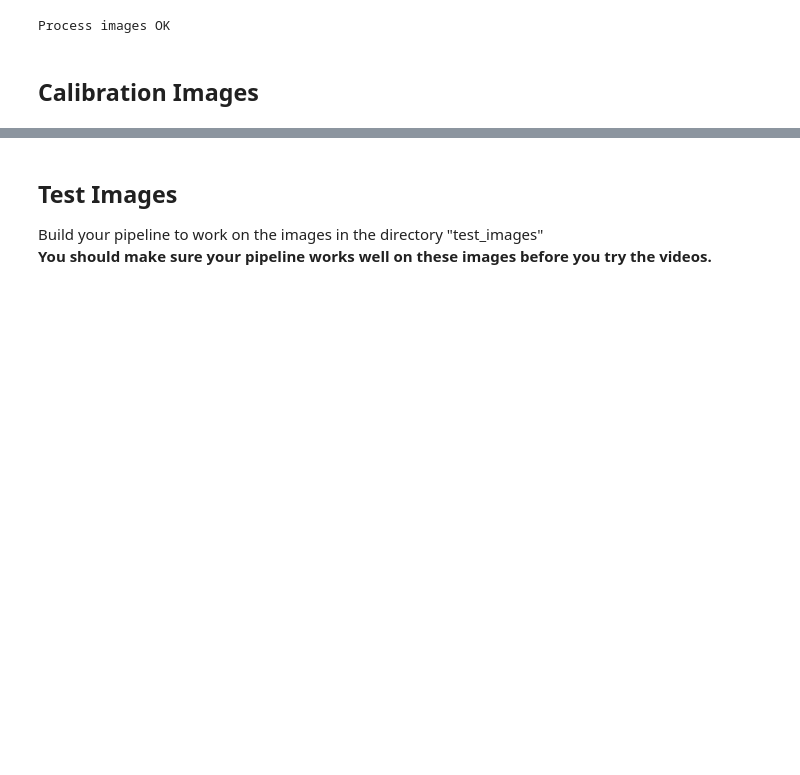
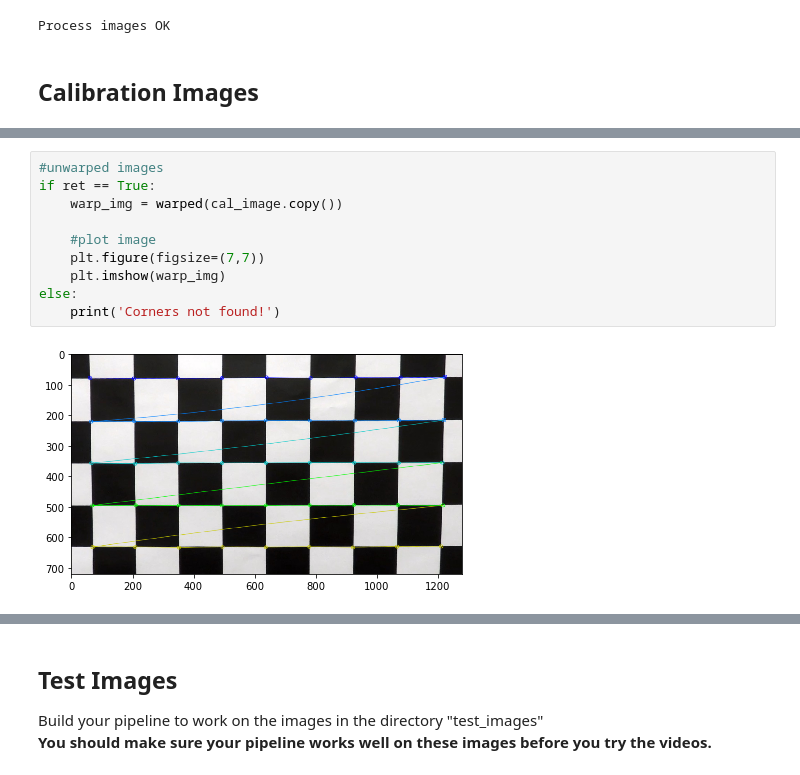
Before and after one commit to falreis/CarND-Advanced-Lane-Lines, a Jupyter notebook: code.ipynb, the cells around one changed output, grey strips where cells are left out. Drawn from its saved outputs; the diff is of its cells as text; blank space fills up the shorter version.

```diff
--- a/code.ipynb
+++ b/code.ipynb
@@ -262,0 +313,12 @@ else:
+# %%
+#unwarped images
+if ret == True:
+    warp_img = warped(cal_image.copy())
+
+    #plot image
+    plt.figure(figsize=(7,7))
+    plt.imshow(warp_img)
+else:
+    print('Corners not found!')
+# %% [output]
+[figure, added]
```
Also changed, not shown: parts of 7 cells of this notebook, 27 other files.
